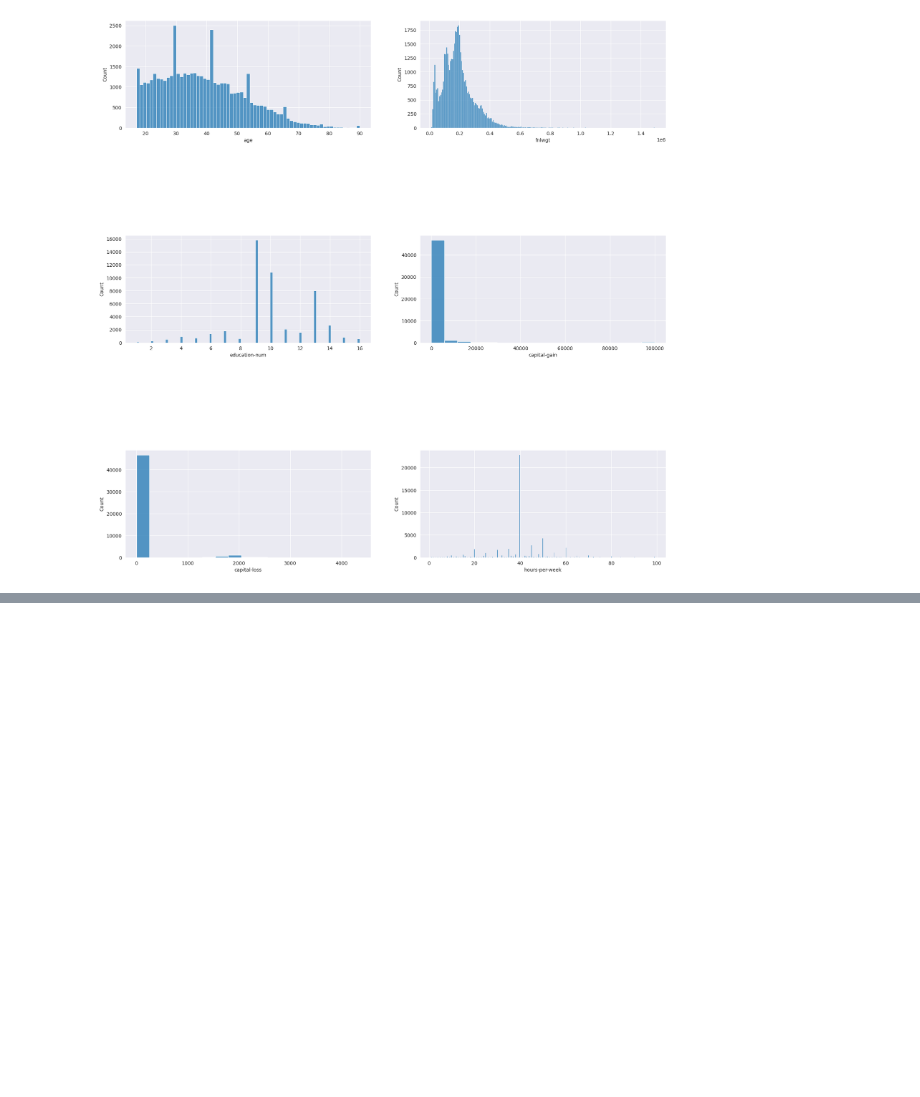
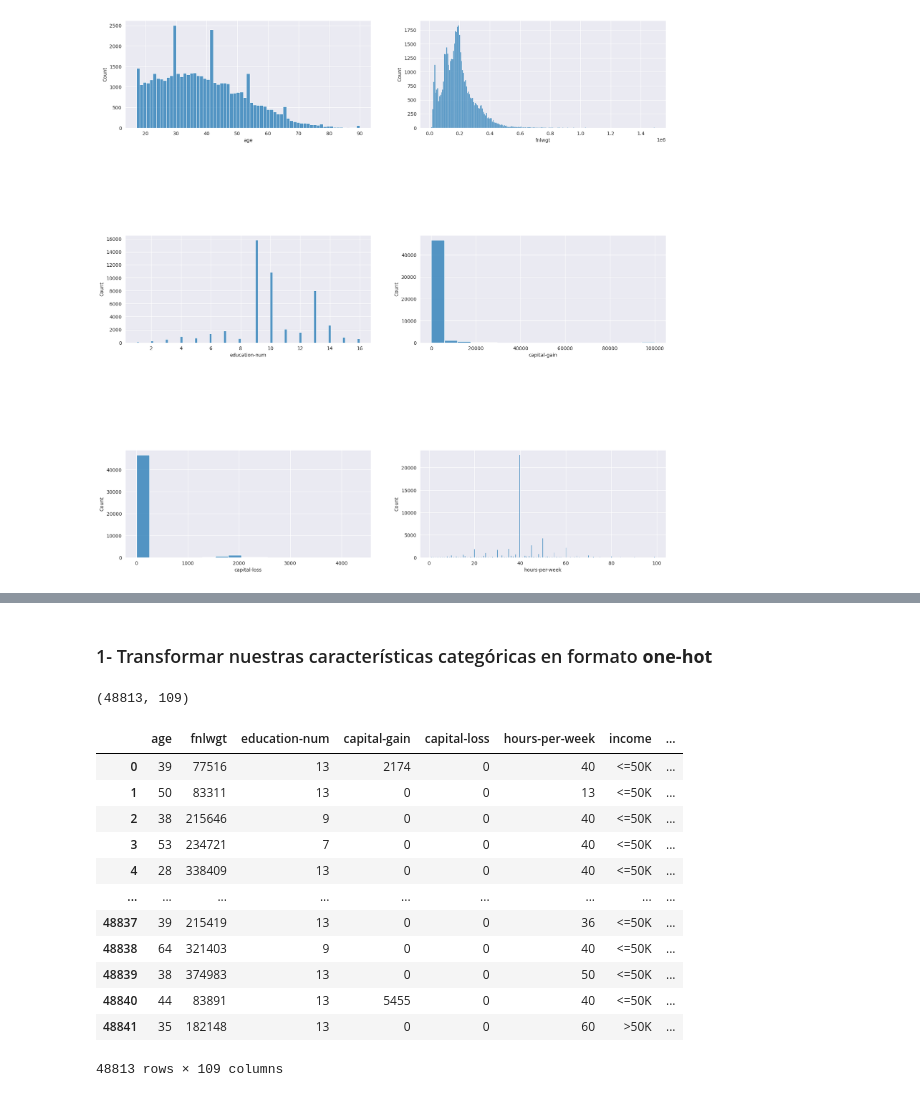
Before and after one commit to leoliscanoa/redes-neuronales, a Jupyter notebook: 00006 - census-income-regression.ipynb, the cells around one changed output, grey strips where cells are left out. Drawn from its saved outputs; the diff is of its cells as text; code cells hidden in the pictures; blank space fills up the shorter version.

```diff
--- a/00006 - census-income-regression.ipynb
+++ b/00006 - census-income-regression.ipynb
@@ -131,0 +147,4 @@ for col in numerical_features:
+# %%
+# Analicemos si hay datos duplicados y lo eliminaremos
+data.drop_duplicates(inplace=True)
+data.shape
@@ -131,0 +177,8 @@ for col in numerical_features:
+# %%
+# data.replace('?', np.nan, inplace=True)
+# data.dropna(inplace=True)
+# data.shape
+data.replace('?', 'Not-specified', inplace=True)
+data.replace('<=50K.', '<=50K', inplace=True, regex=False)
+data.replace('>50K.', '>50K', inplace=True, regex=False)
+data.shape
@@ -131,0 +202,23 @@ for col in numerical_features:
+# %% [markdown]
+### 1- Transformar nuestras características categóricas en formato **one-hot**
+# %%
+data_processed = pd.get_dummies(data, columns=categorical_features[:-1])
+data_processed.shape
+# %% [output]
+(48813, 109)
+# %%
+data_processed
+# %% [output]
+|  | age | fnlwgt | education-num | capital-gain | capital-loss | hours-per-week | income | ... |
+| 0 | 39 | 77516 | 13 | 2174 | 0 | 40 | <=50K | ... |
+| 1 | 50 | 83311 | 13 | 0 | 0 | 13 | <=50K | ... |
+| 2 | 38 | 215646 | 9 | 0 | 0 | 40 | <=50K | ... |
+| 3 | 53 | 234721 | 7 | 0 | 0 | 40 | <=50K | ... |
+| 4 | 28 | 338409 | 13 | 0 | 0 | 40 | <=50K | ... |
+| ... | ... | ... | ... | ... | ... | ... | ... | ... |
+| 48837 | 39 | 215419 | 13 | 0 | 0 | 36 | <=50K | ... |
+| 48838 | 64 | 321403 | 9 | 0 | 0 | 40 | <=50K | ... |
+| 48839 | 38 | 374983 | 13 | 0 | 0 | 50 | <=50K | ... |
+| 48840 | 44 | 83891 | 13 | 5455 | 0 | 40 | <=50K | ... |
+| 48841 | 35 | 182148 | 13 | 0 | 0 | 60 | >50K | ... |
+48813 rows × 109 columns
```
Also changed, not shown: parts of 22 cells of this notebook.
